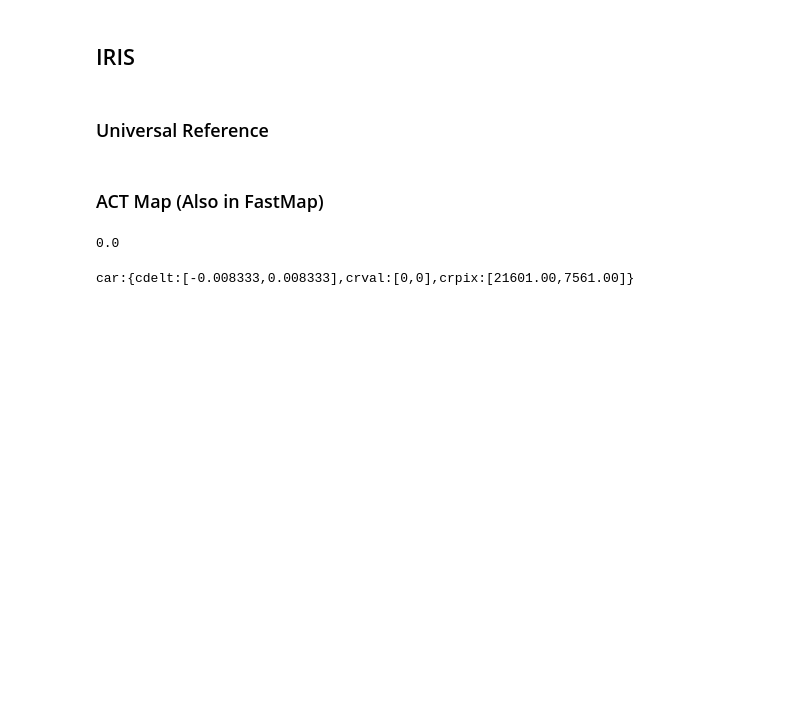
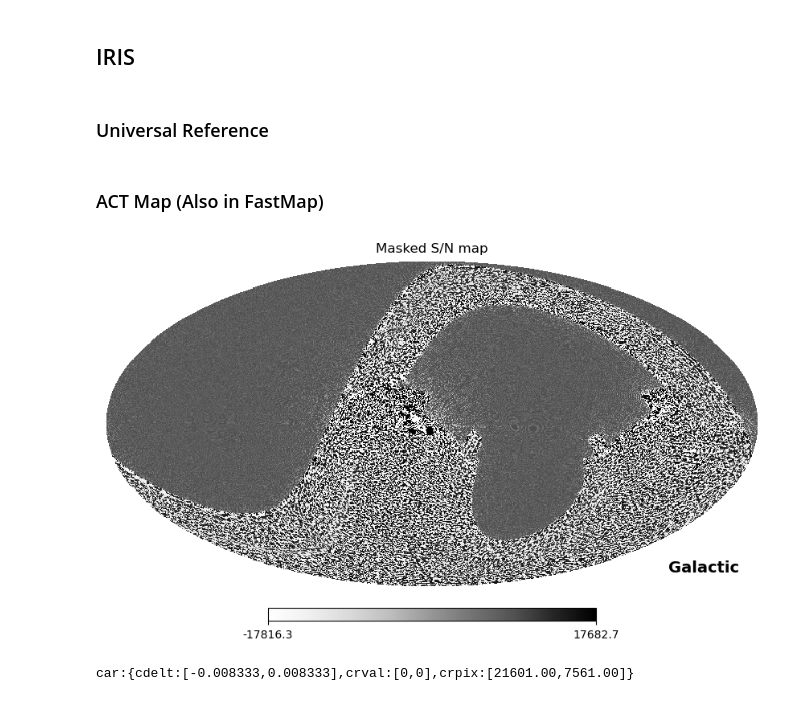
Before and after one commit to dchanda2002/MLCosmo, a Jupyter notebook: plot_signals.ipynb, the cells around one changed output. Cells and saved outputs as stored; diff of their text form; code cells hidden in the pictures; blank space fills up the shorter version.

```diff
--- a/plot_signals.ipynb
+++ b/plot_signals.ipynb
@@ -1649,29 +1658,28 @@ for i in range(len(awd.amf_ra.values)):
 # %%
 # Map full ACT map
 
 # Change map to frequency needed:
 # act_dr5.01_s08s18_AA_f090_daynight_map.fits
 # act_dr5.01_s08s18_AA_f150_daynight_map.fits
 # act_dr5.01_s08s18_AA_f220_daynight_map.fits
 
 # Change index [0] to [1] or [2] for other ACT maps at same frequency.
 # [0] - Temperature (Stokes I)
 # [1] - Stokes Q
 # [2] - Stokes U
-act = enmap.read_map('data/act_dr5.01_s08s18_AA_f090_daynight_map.fits')[0]
-
-# map_healpix = reproject.healpix_from_enmap(act, lmax = 6000, nside = 512)
+act = enmap.read_map('data/act_dr5.01_s08s18_AA_f220_daynight_map.fits')[0]
+map_healpix = reproject.healpix_from_enmap(act, lmax = 6000, nside = 512)
 
 # # remove coord = [] to get Celestial. Add coord = ["C", "G"] for galactic
 # # ACT map comes in celestial. Must transform to G for galactic
-# hp.mollview(map_healpix,norm='hist',cmap='Greys',title='Masked S/N map',cbar=True, coord = ["C", "G"])
+hp.mollview(map_healpix,norm='hist',cmap='Greys',title='Masked S/N map',cbar=True, coord = ["C", "G"])
 
 # Plot results above it
 
 # cluster_map = pd.read_csv("output/Locations/C1_wA/Q1_scan_fs.csv")
 # hp.visufunc.projscatter(,,lonlat=True,c="r",s=100, vmin = 0, vmax = 1)
 # %% [output]
-0.0
+[figure, added]
 # %%
 act.wcs
 # %% [output]
```
Also changed, not shown: parts of 48 cells of this notebook, 1 other file.
